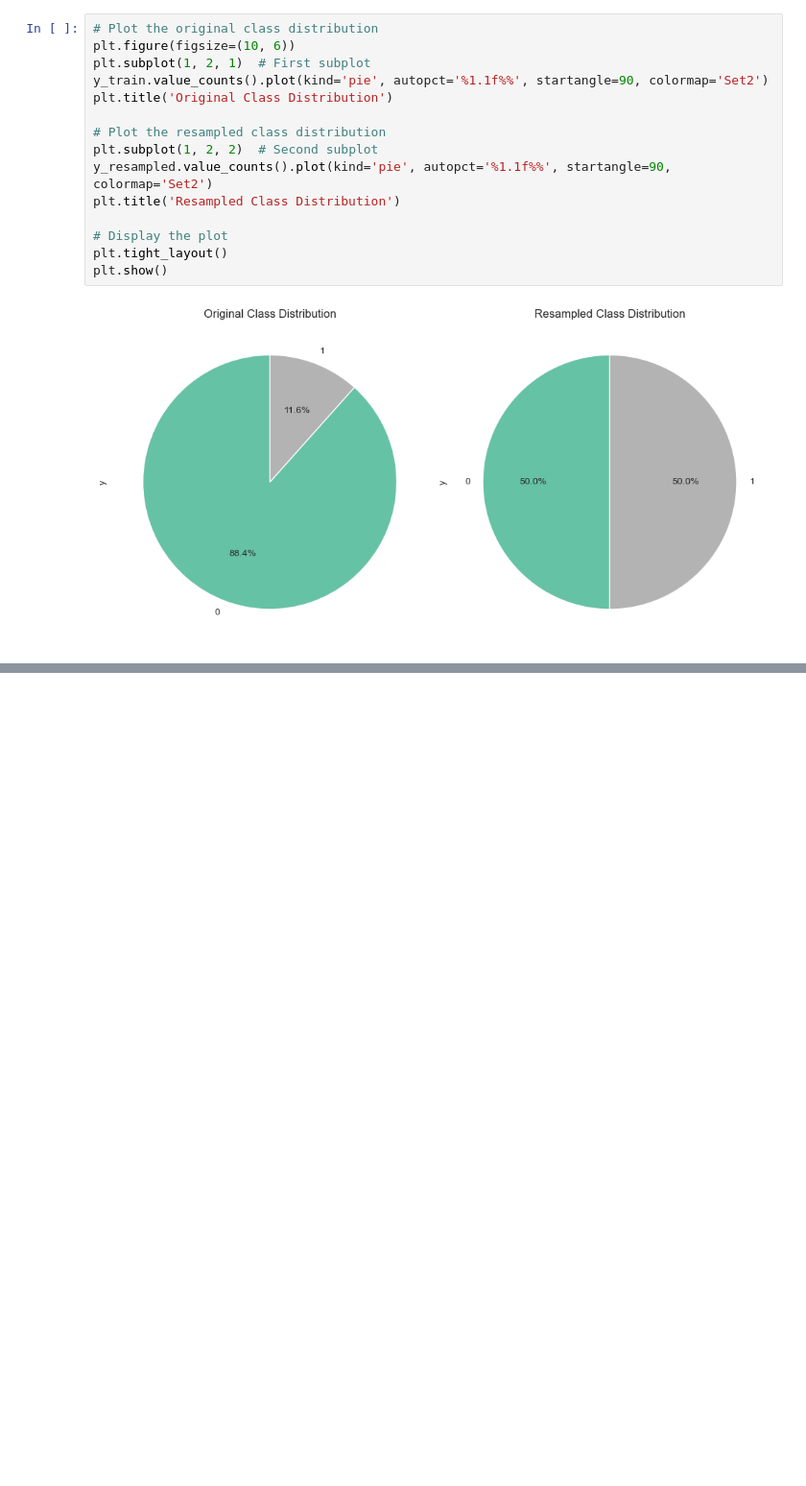
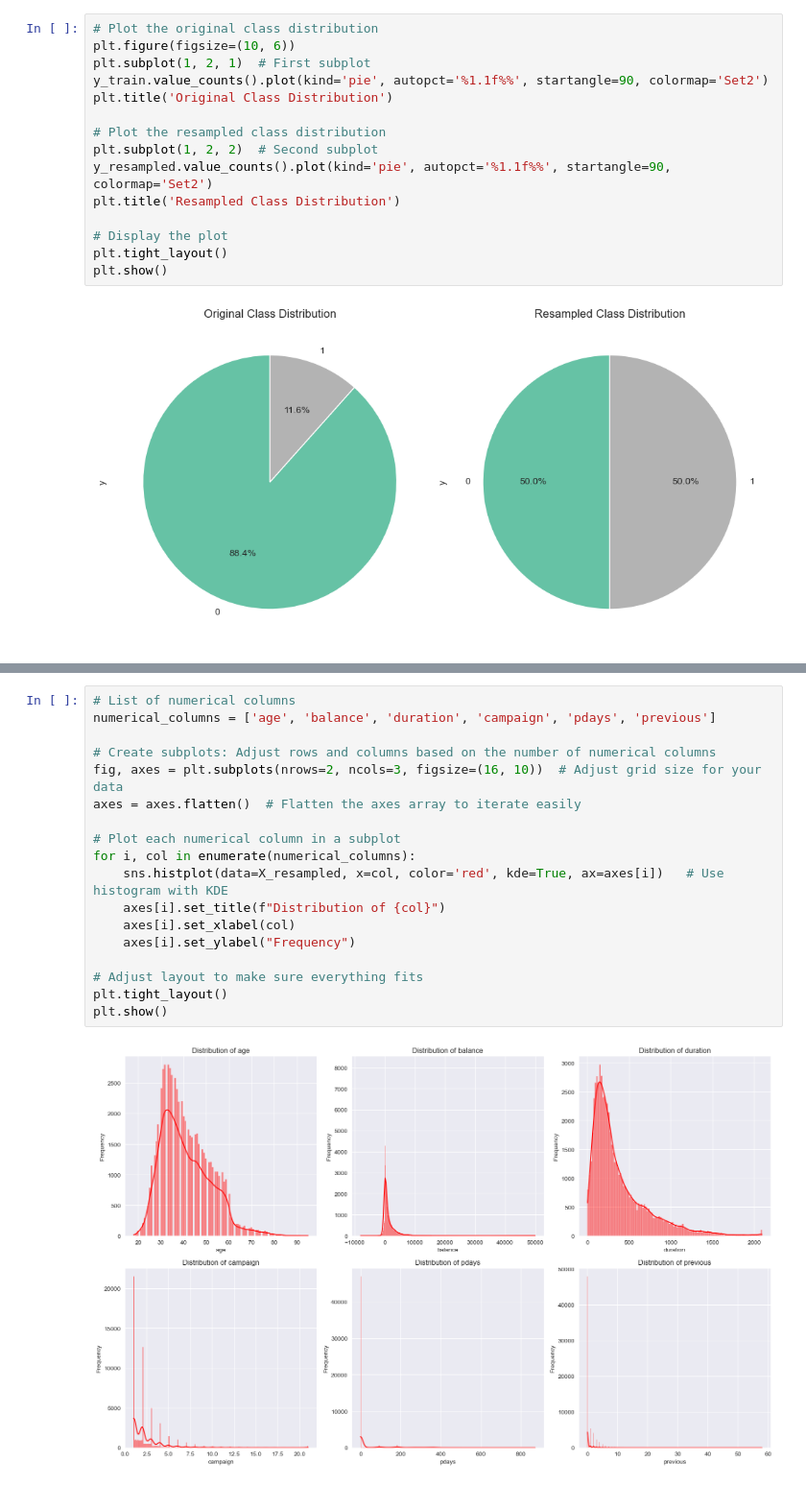
Before and after one commit to senuli-w/CM2604, a Jupyter notebook: 2330973.ipynb, the cells around one changed output, grey strips where cells are left out. Shown at 96% size. Saved outputs shown, nothing was run; the diff lists cells and outputs as text; blank space fills up the shorter version.

```diff
--- a/2330973.ipynb
+++ b/2330973.ipynb
@@ -1237,0 +1261,20 @@ plt.show()
+# %%
+# List of numerical columns
+numerical_columns = ['age', 'balance', 'duration', 'campaign', 'pdays', 'previous']
+
+# Create subplots: Adjust rows and columns based on the number of numerical columns
+fig, axes = plt.subplots(nrows=2, ncols=3, figsize=(16, 10))  # Adjust grid size for your data
+axes = axes.flatten()  # Flatten the axes array to iterate easily
+
+# Plot each numerical column in a subplot
+for i, col in enumerate(numerical_columns):
+    sns.histplot(data=X_resampled, x=col, color='red', kde=True, ax=axes[i])   # Use histogram with KDE
+    axes[i].set_title(f"Distribution of {col}")
+    axes[i].set_xlabel(col)
+    axes[i].set_ylabel("Frequency")
+
+# Adjust layout to make sure everything fits
+plt.tight_layout()
+plt.show()
+# %% [output]
+[figure, added]
```
Also changed, not shown: parts of 3 cells of this notebook.
